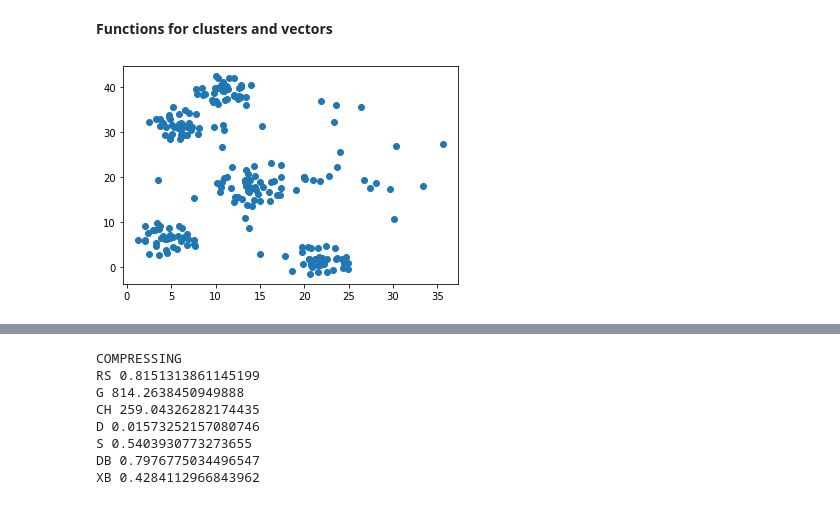
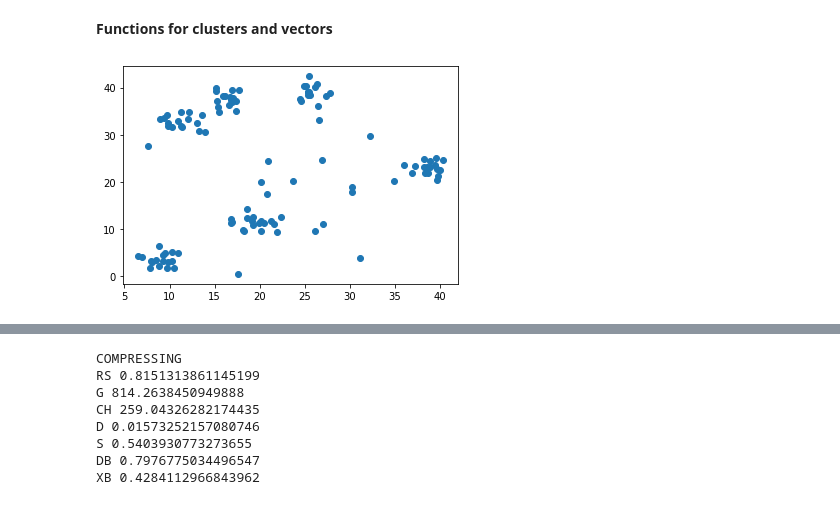
Before and after one commit to MrPlotva/Time-Series, a Jupyter notebook: wishart/wishart.ipynb, the cells around one changed output, grey strips where cells are left out. Drawn from its saved outputs; the diff is of its cells as text; code cells hidden in the pictures.

```diff
--- a/wishart/wishart.ipynb
+++ b/wishart/wishart.ipynb
@@ -29,15 +29,15 @@ WISHART_R = 10
 WISHART_U = 0.2
 wishart = Wishart(WISHART_R, WISHART_U)
 # %%
-generator = generator_lib.Generator()
+generator = generator_lib.Generator(cnt_=100, clusters_cnt_=6)
 res = generator.generate_with_noise(20)
 arr = np.array(res)
 xs = arr[:, 0]
 ys = arr[:, 1]
 plt.scatter(xs, ys)
 plt.show()
 # %% [output]
-[figure, old version]
+[figure, new version]
 # %%
 from indexes.indexes_lib import MeasureIndexes
 
```
Also changed, not shown: parts of 8 cells of this notebook, 8 other files.
